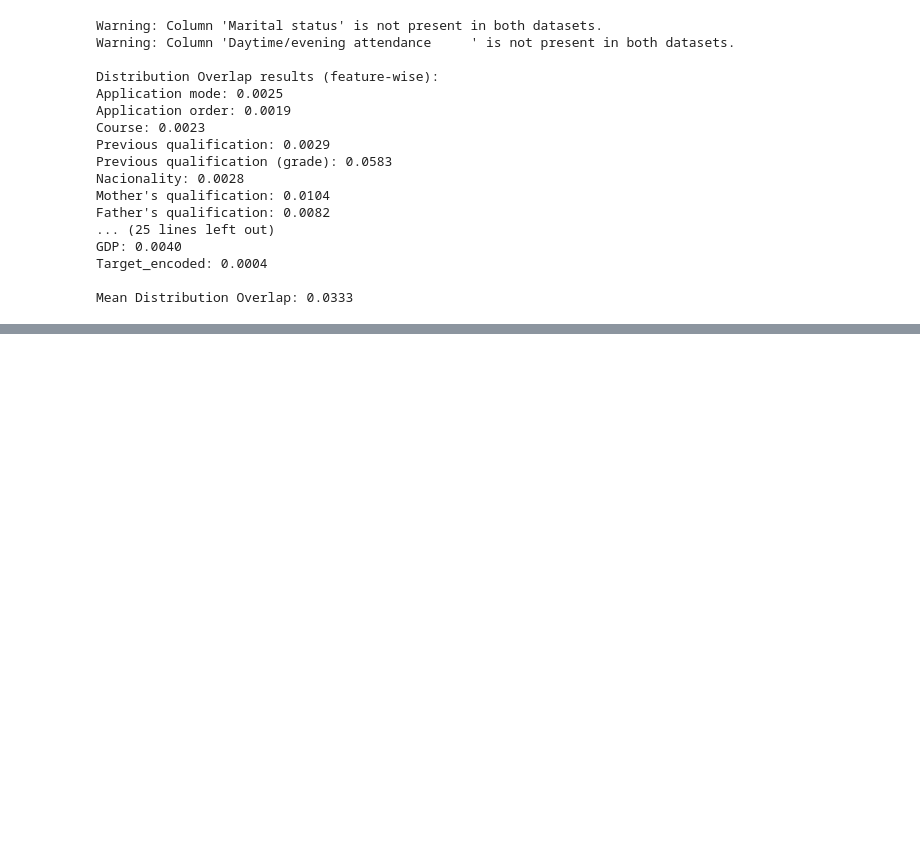
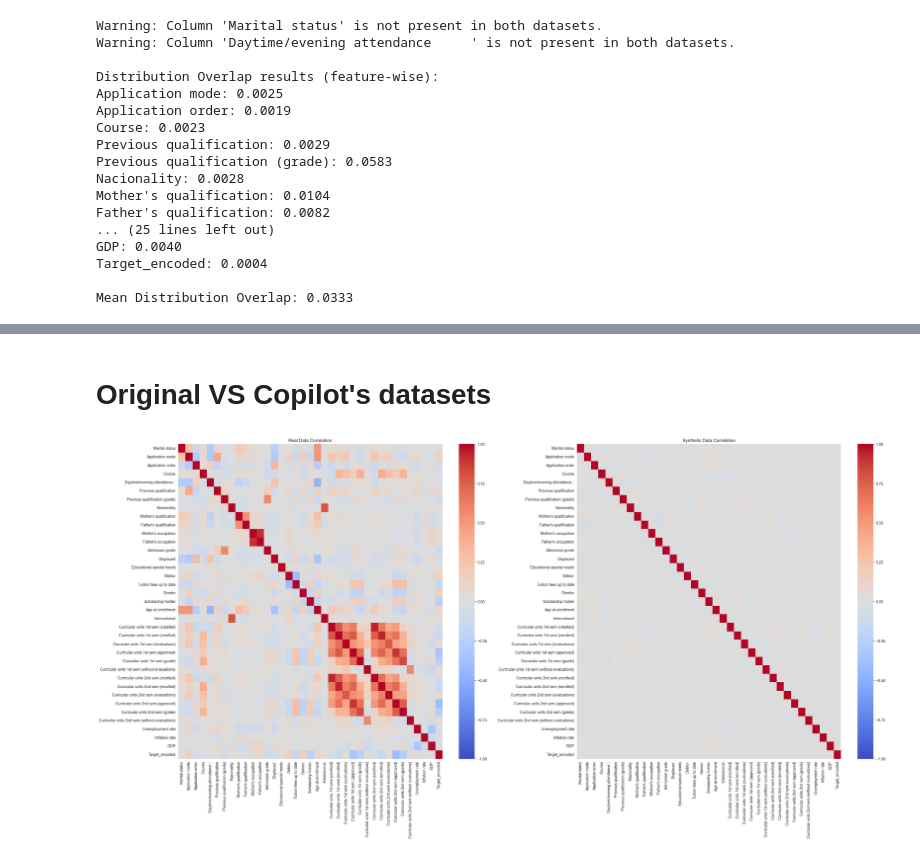
Before and after one commit to ValentynFedorov/LLM_data_synthesis, a Jupyter notebook: Main.ipynb, the cells around one changed output, grey strips where cells are left out. Saved outputs shown, nothing was run; the diff lists cells and outputs as text; code cells hidden in the pictures; blank space fills up the shorter version.

```diff
--- a/Main.ipynb
+++ b/Main.ipynb
@@ -1388,0 +1504,6 @@ Target_encoded: 0.1182
+# %% [markdown]
+# Original VS Copilot's datasets
+# %%
+compare_correlation_matrices(df, df_copilot)
+# %% [output]
+[figure, added]
```
Also changed, not shown: parts of 46 cells of this notebook, 4 other files.
